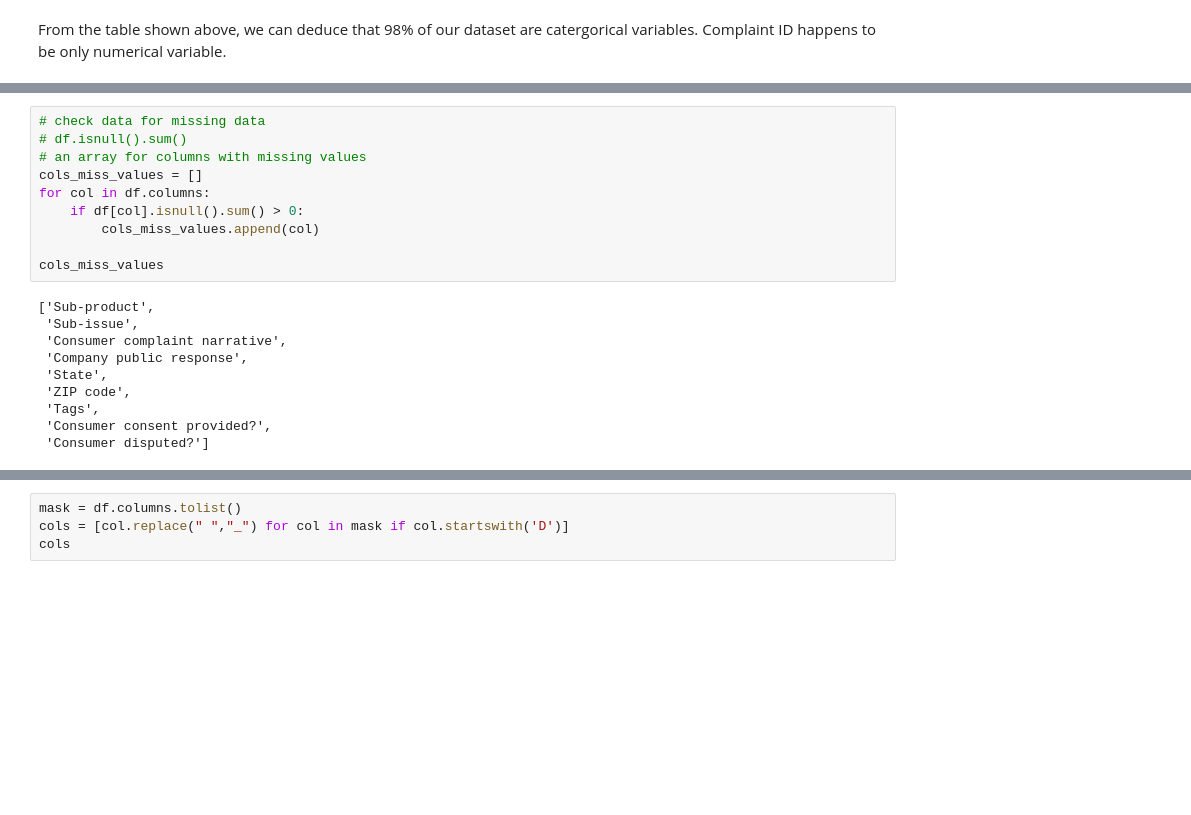
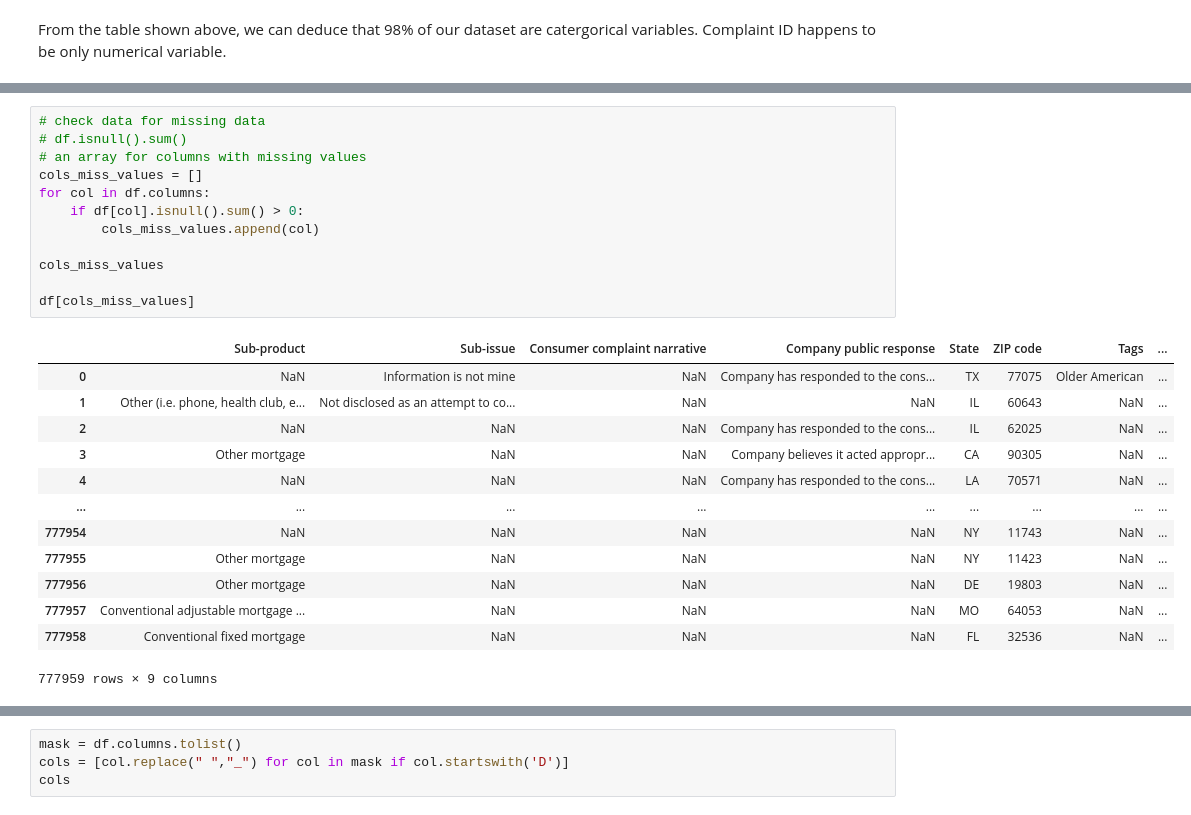
Before and after one commit to Tobi-Ade/Machine-Learning-Deployment, a Jupyter notebook: read.ipynb, the cells around one changed output, grey strips where cells are left out. Cells and saved outputs as stored; diff of their text form; blank space fills up the shorter version.

```diff
--- a/read.ipynb
+++ b/read.ipynb
@@ -81,20 +104,26 @@ From the table shown above, we can deduce that 98% of our dataset are catergoric
 # %%
 # check data for missing data
 # df.isnull().sum()
 # an array for columns with missing values
 cols_miss_values = []
 for col in df.columns:
     if df[col].isnull().sum() > 0:
         cols_miss_values.append(col)
 
 cols_miss_values
+
+df[cols_miss_values]
 # %% [output]
+|  | Sub-product | Sub-issue | Consumer complaint narrative | Company public response | State | ZIP code | Tags | ... |
+| 0 | NaN | Information is not mine | NaN | Company has responded to the cons... | TX | 77075 | Older American | ... |
+| 1 | Other (i.e. phone, health club, e... | Not disclosed as an attempt to co... | NaN | NaN | IL | 60643 | NaN | ... |
+| 2 | NaN | NaN | NaN | Company has responded to the cons... | IL | 62025 | NaN | ... |
+| 3 | Other mortgage | NaN | NaN | Company believes it acted appropr... | CA | 90305 | NaN | ... |
+| 4 | NaN | NaN | NaN | Company has responded to the cons... | LA | 70571 | NaN | ... |
+| ... | ... | ... | ... | ... | ... | ... | ... | ... |
+| 777954 | NaN | NaN | NaN | NaN | NY | 11743 | NaN | ... |
+| 777955 | Other mortgage | NaN | NaN | NaN | NY | 11423 | NaN | ... |
+| 777956 | Other mortgage | NaN | NaN | NaN | DE | 19803 | NaN | ... |
+| 777957 | Conventional adjustable mortgage ... | NaN | NaN | NaN | MO | 64053 | NaN | ... |
+| 777958 | Conventional fixed mortgage | NaN | NaN | NaN | FL | 32536 | NaN | ... |
-['Sub-product',
- 'Sub-issue',
- 'Consumer complaint narrative',
- 'Company public response',
- 'State',
- 'ZIP code',
- 'Tags',
- 'Consumer consent provided?',
- 'Consumer disputed?']
+777959 rows × 9 columns
```
Also changed, not shown: parts of 7 cells of this notebook.
